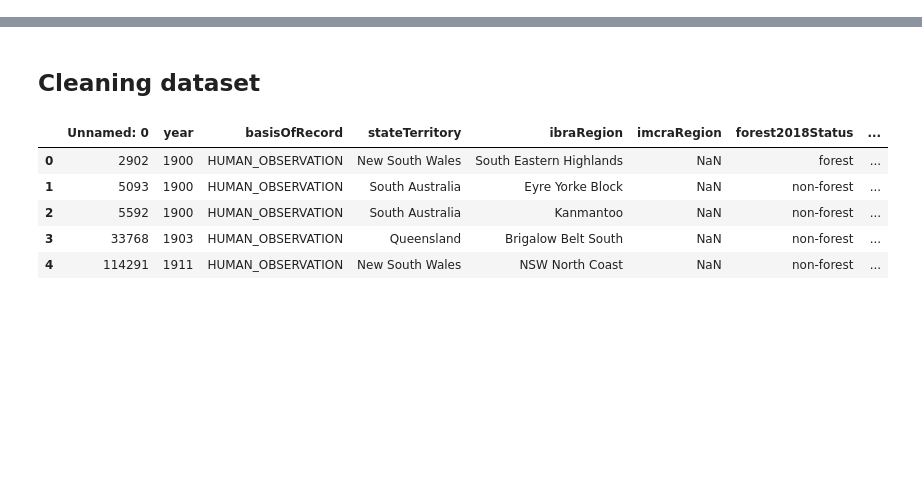
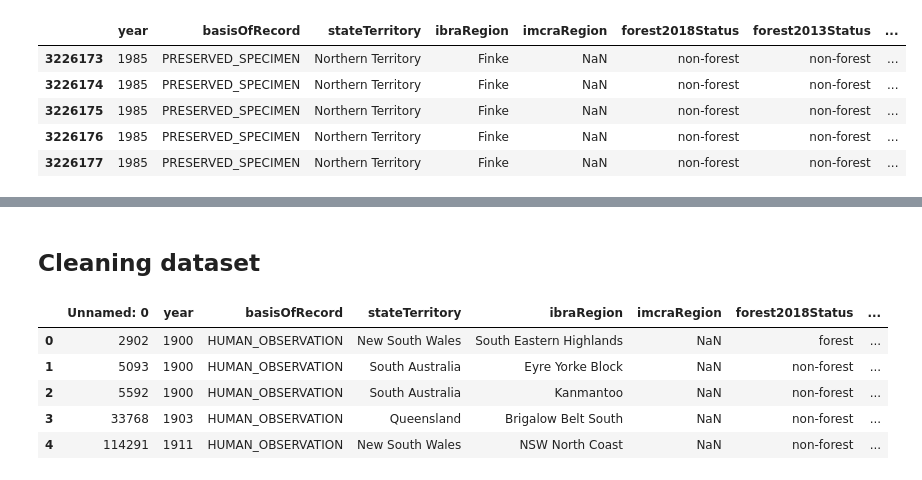
Before and after one commit to liza-drini/ceu-ds-project-C-2026, a Jupyter notebook: src/ben_realtime.ipynb, the cells around one changed output, grey strips where cells are left out. Saved outputs shown, nothing was run; the diff lists cells and outputs as text; code cells hidden in the pictures; blank space fills up the shorter version.

```diff
--- a/src/ben_realtime.ipynb
+++ b/src/ben_realtime.ipynb
@@ -0,0 +1,12 @@
+# %%
+import pandas as pd
+rt_df = pd.read_csv("C:/Users/benedek/OneDrive - Central European University (CEU GmbH Hungarian Branch Office)/Liza Drini fájljai - DSP Group C/AggregatedData_AustralianSpeciesOccurrence.csv")
+# %%
+rt_df[3226173:].head()
+# %% [output]
+|  | year | basisOfRecord | stateTerritory | ibraRegion | imcraRegion | forest2018Status | forest2013Status | ... |
+| 3226173 | 1985 | PRESERVED_SPECIMEN | Northern Territory | Finke | NaN | non-forest | non-forest | ... |
+| 3226174 | 1985 | PRESERVED_SPECIMEN | Northern Territory | Finke | NaN | non-forest | non-forest | ... |
+| 3226175 | 1985 | PRESERVED_SPECIMEN | Northern Territory | Finke | NaN | non-forest | non-forest | ... |
+| 3226176 | 1985 | PRESERVED_SPECIMEN | Northern Territory | Finke | NaN | non-forest | non-forest | ... |
+| 3226177 | 1985 | PRESERVED_SPECIMEN | Northern Territory | Finke | NaN | non-forest | non-forest | ... |
```
Also changed, not shown: parts of 8 cells of this notebook, 2 other files.
